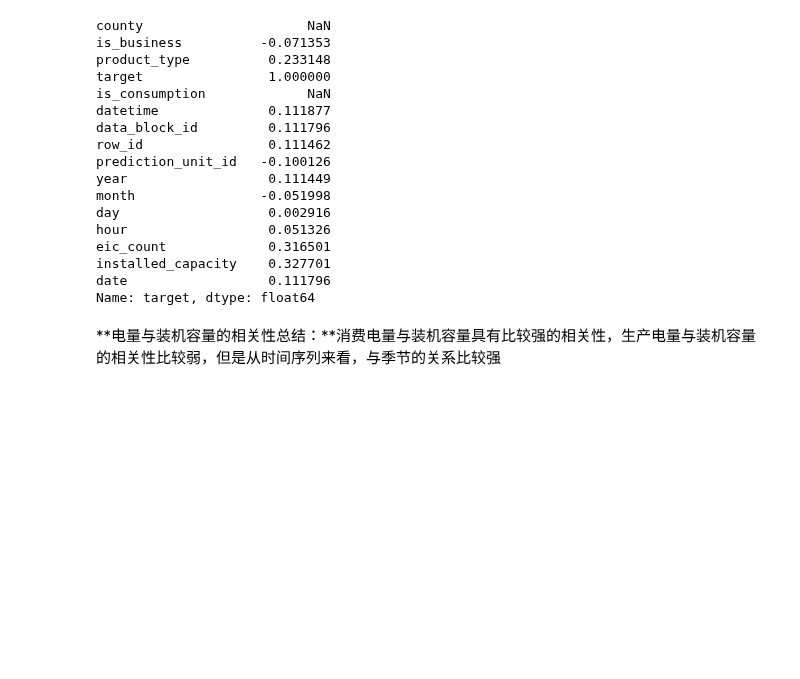
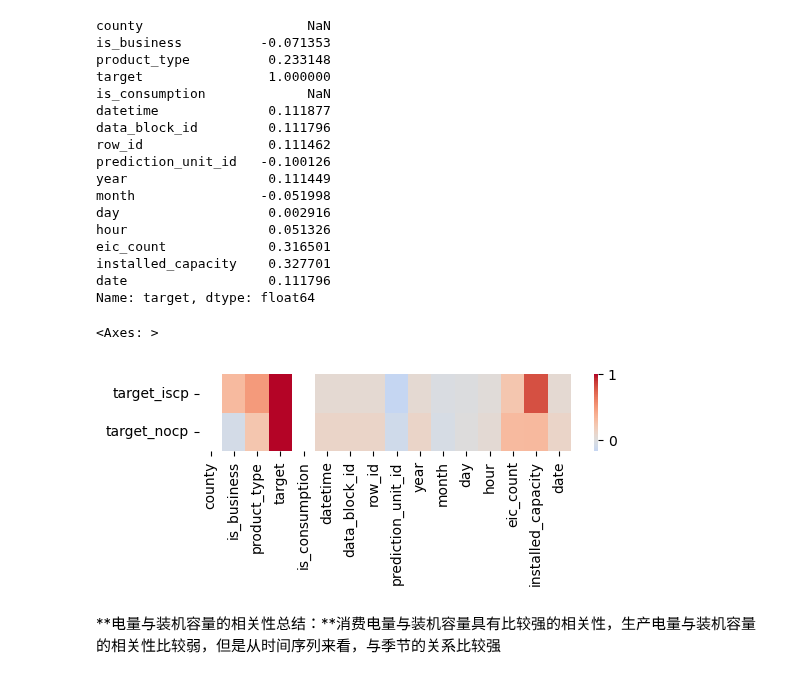
Before and after one commit to Accoutant/kaggle_competition, a Jupyter notebook: data_process/data_analysis_for_train.ipynb, the cells around one changed output. Saved outputs shown, nothing was run; the diff lists cells and outputs as text; code cells hidden in the pictures; blank space fills up the shorter version.

```diff
--- a/data_process/data_analysis_for_train.ipynb
+++ b/data_process/data_analysis_for_train.ipynb
@@ -348,7 +286,8 @@ figure.legend(handels, labels)
 <matplotlib.legend.Legend at 0x...>
 [figure]
 # %%
-train_client_cp.corr().loc['target']
+corr_iscp = train_client_cp.corr().loc['target']
+corr_iscp
 # %% [output]
 county                     NaN
 is_business           0.318166
@@ -386,7 +325,8 @@ figure.legend(handels, labels)
 <matplotlib.legend.Legend at 0x...>
 [figure]
 # %%
-train_client_nocp.corr().loc['target']
+corr_nocp = train_client_nocp.corr().loc['target']
+corr_nocp
 # %% [output]
 county                     NaN
 is_business          -0.071353
@@ -405,6 +345,15 @@ eic_count             0.316501
 installed_capacity    0.327701
 date                  0.111796
 Name: target, dtype: float64
+# %%
+plt.figure(figsize=(6,1))
+corr_iscp.rename('target_iscp', inplace=True)
+corr_nocp.rename('target_nocp', inplace=True)
+corr_data = pd.concat([corr_iscp, corr_nocp], axis=1)
+sns.heatmap(corr_data.T, cmap='coolwarm', center=0)
+# %% [output]
+<Axes: >
+[figure, added]
 # %% [markdown]
 **电量与装机容量的相关性总结：**消费电量与装机容量具有比较强的相关性，生产电量与装机容量的相关性比较弱，但是从时间序列来看，与季节的关系比较强
 # %% [markdown]
```
Also changed, not shown: parts of 23 cells of this notebook, 1 other file.
